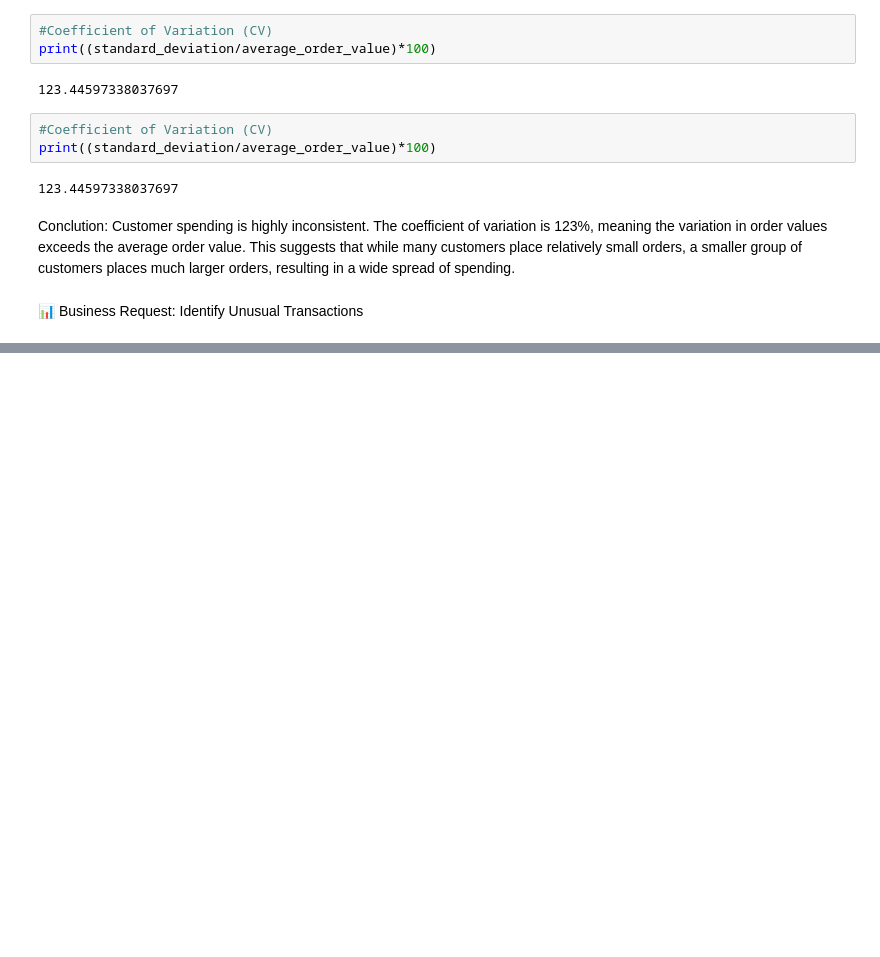
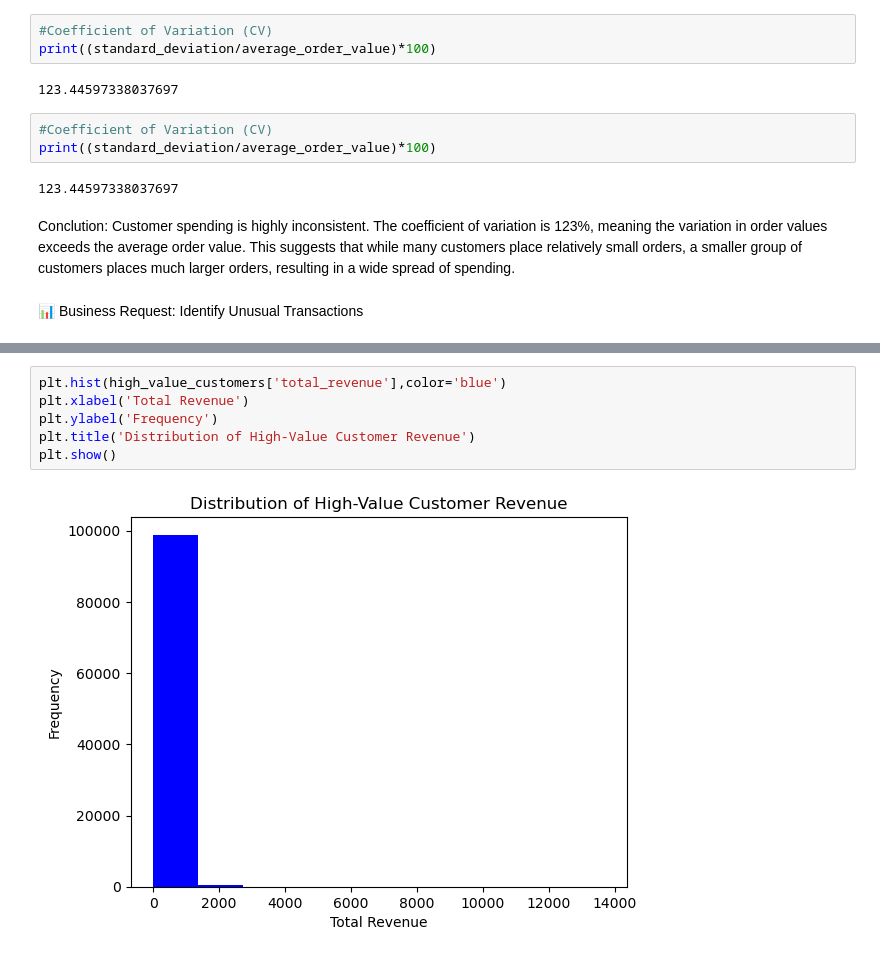
Before and after one commit to Vinaychauhan06/E-Commerce-Analytics-Dashboard-Python-SQL-Power-BI-, a Jupyter notebook: 02_EDA_Analysis.ipynb, the cells around one changed output, grey strips where cells are left out. Drawn from its saved outputs; the diff is of its cells as text; blank space fills up the shorter version.

```diff
--- a/02_EDA_Analysis.ipynb
+++ b/02_EDA_Analysis.ipynb
@@ -168,0 +198,8 @@ Customer spending is highly inconsistent. The coefficient of variation is 123%,
+# %%
+plt.hist(high_value_customers['total_revenue'],color='blue')
+plt.xlabel('Total Revenue')
+plt.ylabel('Frequency')
+plt.title('Distribution of High-Value Customer Revenue')
+plt.show()
+# %% [output]
+[figure, added]
```
Also changed, not shown: parts of 11 cells of this notebook.
